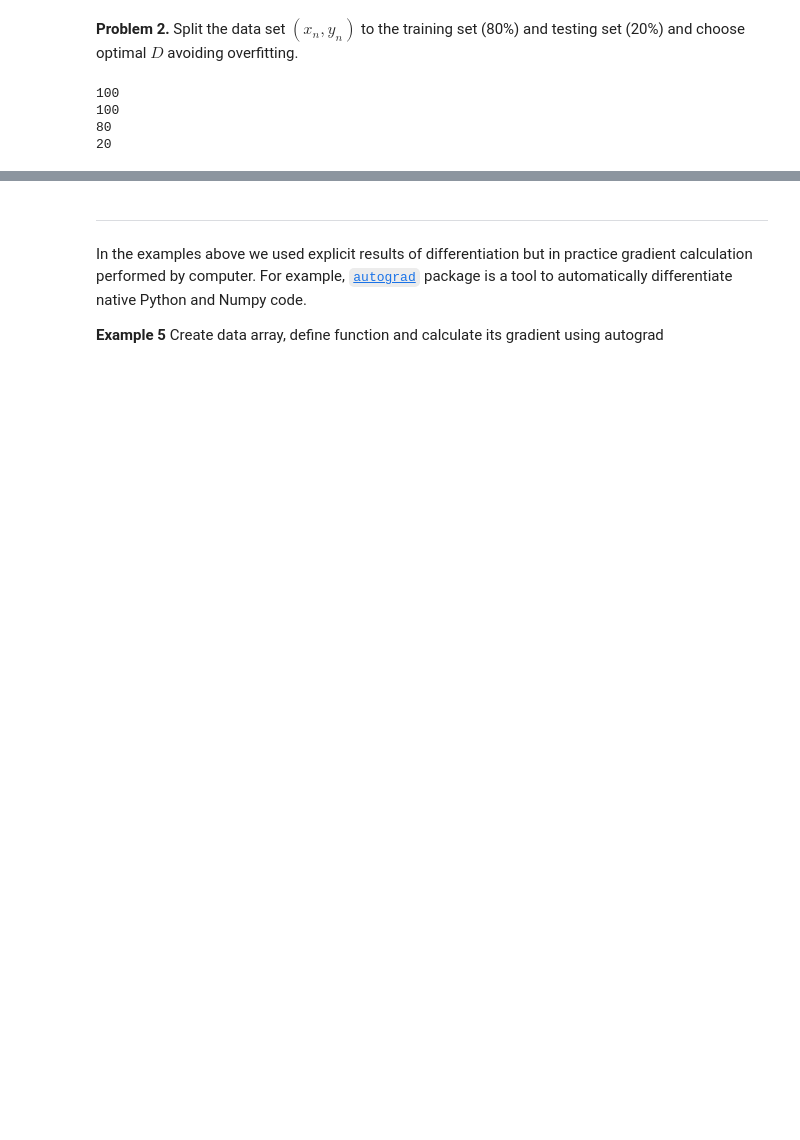
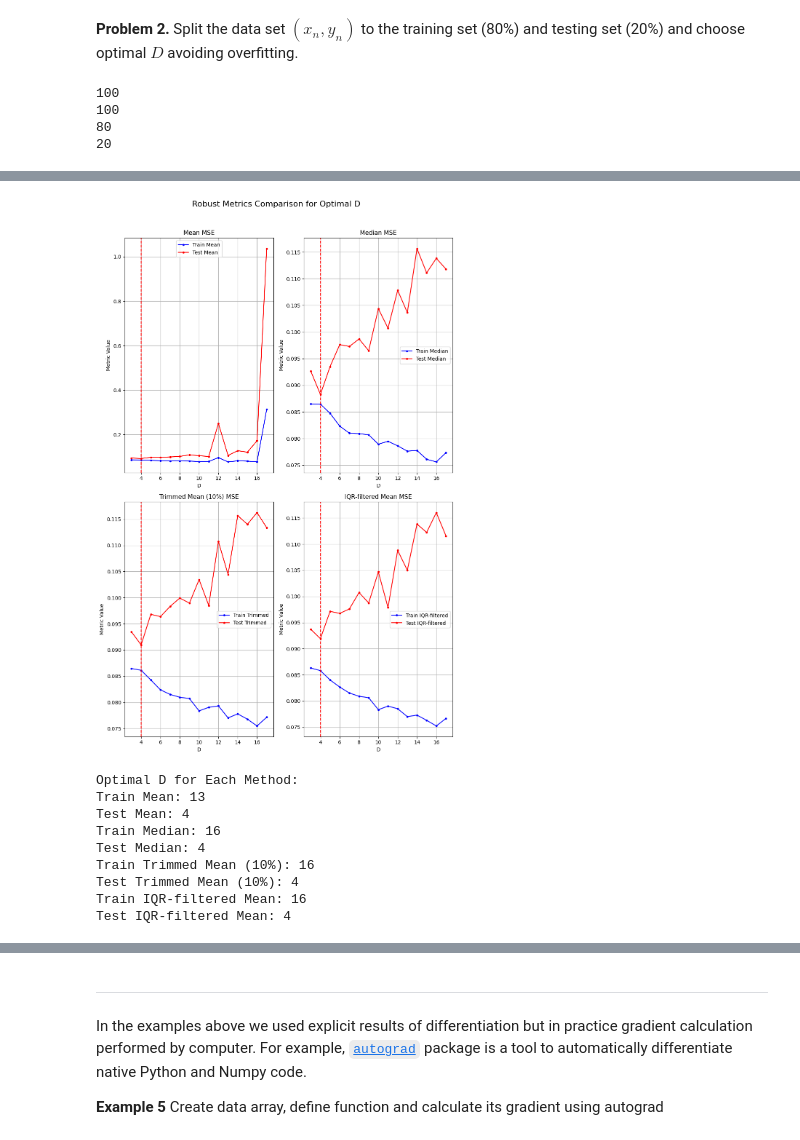
Before and after one commit to dyed-eye/ml-itmo, a Jupyter notebook: intro.ipynb, the cells around one changed output, grey strips where cells are left out. Saved outputs shown, nothing was run; the diff lists cells and outputs as text; code cells hidden in the pictures; blank space fills up the shorter version.

Commit message:
corrected metrics

```diff
--- a/intro.ipynb
+++ b/intro.ipynb
@@ -309,0 +427,78 @@ Optimal D: 3 with Test MSE: 0.11226
+# %%
+from scipy.stats import trim_mean
+from sklearn.linear_model import HuberRegressor
+
+def iqr_filtered_mean(errors):
+    errors = np.array(errors)
+    q1, q3 = np.percentile(errors, [25, 75])
+    iqr = q3 - q1
+    lower, upper = q1 - 1.5*iqr, q3 + 1.5*iqr
+    filtered = errors[(errors >= lower) & (errors <= upper)]
+    return np.mean(filtered) if len(filtered) > 0 else np.nan
+
+# calculate metrics
+metrics = {
+    'Mean': lambda x: np.mean(x),
+    'Median': lambda x: np.median(x),
+    'Trimmed Mean (10%)': lambda x: trim_mean(x, 0.1),
+    'IQR-filtered Mean': iqr_filtered_mean
+}
+
+train_metrics = {name: [] for name in metrics}
+test_metrics = {name: [] for name in metrics}
+
+for errors_train, errors_test in zip(current_train_errors_all, current_test_errors_all):
+    for name, func in metrics.items():
+        train_metrics[name].append(func(errors_train))
+        test_metrics[name].append(func(errors_test))
+
+# optimal D for each
+optimal_Ds = {}
+for name in metrics:
+    optimal_Ds[f'Train {name}'] = Ds[np.nanargmin(train_metrics[name])]
+    optimal_Ds[f'Test {name}'] = Ds[np.nanargmin(test_metrics[name])]
+
+fig, axes = plt.subplots(2, 2, figsize=(10, 15))
+plt.suptitle('Robust Metrics Comparison for Optimal D', y=1.02, fontsize=16)
+axes[0, 0].plot(Ds, train_metrics['Mean'], '.-b', label='Train Mean')
+axes[0, 0].plot(Ds, test_metrics['Mean'], '.-r', label='Test Mean')
+axes[0, 0].axvline(optimal_Ds['Test Mean'], color='r', linestyle='--')
+axes[0, 0].set_title('Mean MSE')
+axes[0, 0].legend()
+axes[0, 1].plot(Ds, train_metrics['Median'], '.-b', label='Train Median')
+axes[0, 1].plot(Ds, test_metrics['Median'], '.-r', label='Test Median')
+axes[0, 1].axvline(optimal_Ds['Test Median'], color='r', linestyle='--')
+axes[0, 1].set_title('Median MSE')
+axes[0, 1].legend()
+axes[1, 0].plot(Ds, train_metrics['Trimmed Mean (10%)'], '.-b', label='Train Trimmed')
+axes[1, 0].plot(Ds, test_metrics['Trimmed Mean (10%)'], '.-r', label='Test Trimmed')
+axes[1, 0].axvline(optimal_Ds['Test Trimmed Mean (10%)'], color='r', linestyle='--')
+axes[1, 0].set_title('Trimmed Mean (10%) MSE')
+axes[1, 0].legend()
+axes[1, 1].plot(Ds, train_metrics['IQR-filtered Mean'], '.-b', label='Train IQR-filtered')
+axes[1, 1].plot(Ds, test_metrics['IQR-filtered Mean'], '.-r', label='Test IQR-filtered')
+axes[1, 1].axvline(optimal_Ds['Test IQR-filtered Mean'], color='r', linestyle='--')
+axes[1, 1].set_title('IQR-filtered Mean MSE')
+axes[1, 1].legend()
+
+for ax in axes.flat:
+    ax.set_xlabel('D')
+    ax.set_ylabel('Metric Value')
+    ax.grid(True)
+plt.tight_layout()
+plt.show()
+
+print("Optimal D for Each Method:")
+for name, D in optimal_Ds.items():
+    print(f"{name}: {D}")
+# %% [output]
+[figure, added]
+Optimal D for Each Method:
+Train Mean: 13
+Test Mean: 4
+Train Median: 16
+Test Median: 4
+Train Trimmed Mean (10%): 16
+Test Trimmed Mean (10%): 4
+Train IQR-filtered Mean: 16
+Test IQR-filtered Mean: 4
```
Also changed, not shown: parts of 16 cells of this notebook, 1 other file.
